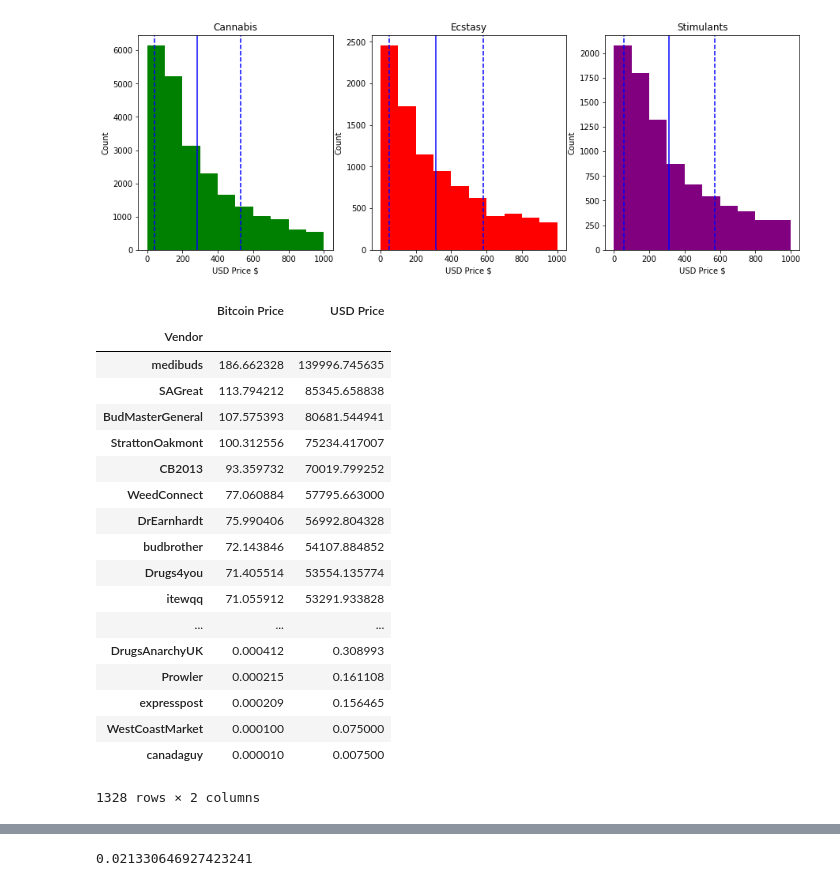
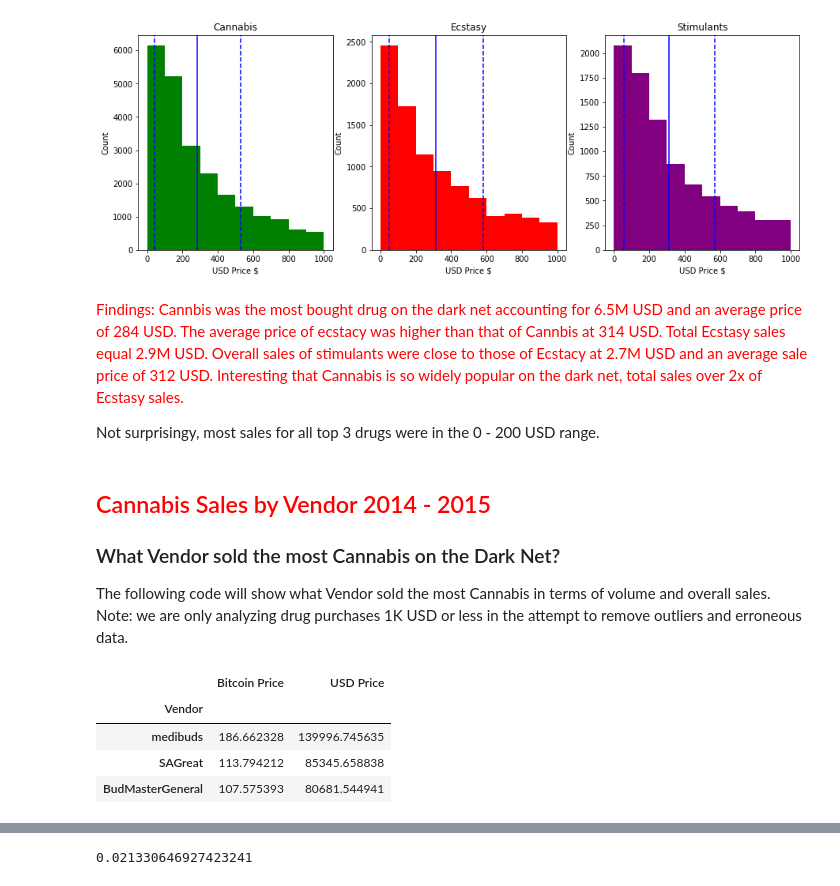
Before and after one commit to ccraig88/Dark-Net, a Jupyter notebook: Dark Net.ipynb, the cells around one changed output, grey strips where cells are left out. Drawn from its saved outputs; the diff is of its cells as text; code cells hidden in the pictures.

```diff
--- a/Dark Net.ipynb
+++ b/Dark Net.ipynb
@@ -189,23 +173,18 @@ plt.show()
+# %% [markdown]
+<font color = red>Findings: Cannbis was the most bought drug on the dark net accounting for 6.5M USD and an average price of 284 USD. The average price of ecstacy was higher than that of Cannbis at 314 USD. Total Ecstasy sales equal 2.9M USD. Overall sales of stimulants were close to those of Ecstacy at 2.7M USD and an average sale price of 312 USD. Interesting that Cannabis is so widely popular on the dark net, total sales over 2x of Ecstasy sales.
+
+Not surprisingy, most sales for all top 3 drugs were in the 0 - 200 USD range.
+# %% [markdown]
+## <font color =red> Cannabis Sales by Vendor 2014 - 2015 </font>
+### What Vendor sold the most Cannabis on the Dark Net?
+
+The following code will show what Vendor sold the most Cannabis in terms of volume and overall sales. Note: we are only analyzing drug purchases 1K USD or less in the attempt to remove outliers and erroneous data.
 # %%
 Vendor = Cannabis.groupby('Vendor').sum()
-Vendor.sort_values(by=['USD Price'], ascending = False)
+Vendor.sort_values(by=['USD Price'], ascending = False).head(n=3)
 # %% [output]
 |  | Bitcoin Price | USD Price |
 | Vendor |  |  |
 | medibuds | 186.662328 | 139996.745635 |
 | SAGreat | 113.794212 | 85345.658838 |
 | BudMasterGeneral | 107.575393 | 80681.544941 |
-| StrattonOakmont | 100.312556 | 75234.417007 |
-| CB2013 | 93.359732 | 70019.799252 |
-| WeedConnect | 77.060884 | 57795.663000 |
-| DrEarnhardt | 75.990406 | 56992.804328 |
-| budbrother | 72.143846 | 54107.884852 |
-| Drugs4you | 71.405514 | 53554.135774 |
-| itewqq | 71.055912 | 53291.933828 |
-| ... | ... | ... |
-| DrugsAnarchyUK | 0.000412 | 0.308993 |
-| Prowler | 0.000215 | 0.161108 |
-| expresspost | 0.000209 | 0.156465 |
-| WestCoastMarket | 0.000100 | 0.075000 |
-| canadaguy | 0.000010 | 0.007500 |
-1328 rows × 2 columns
```
Also changed, not shown: parts of 22 cells of this notebook.
